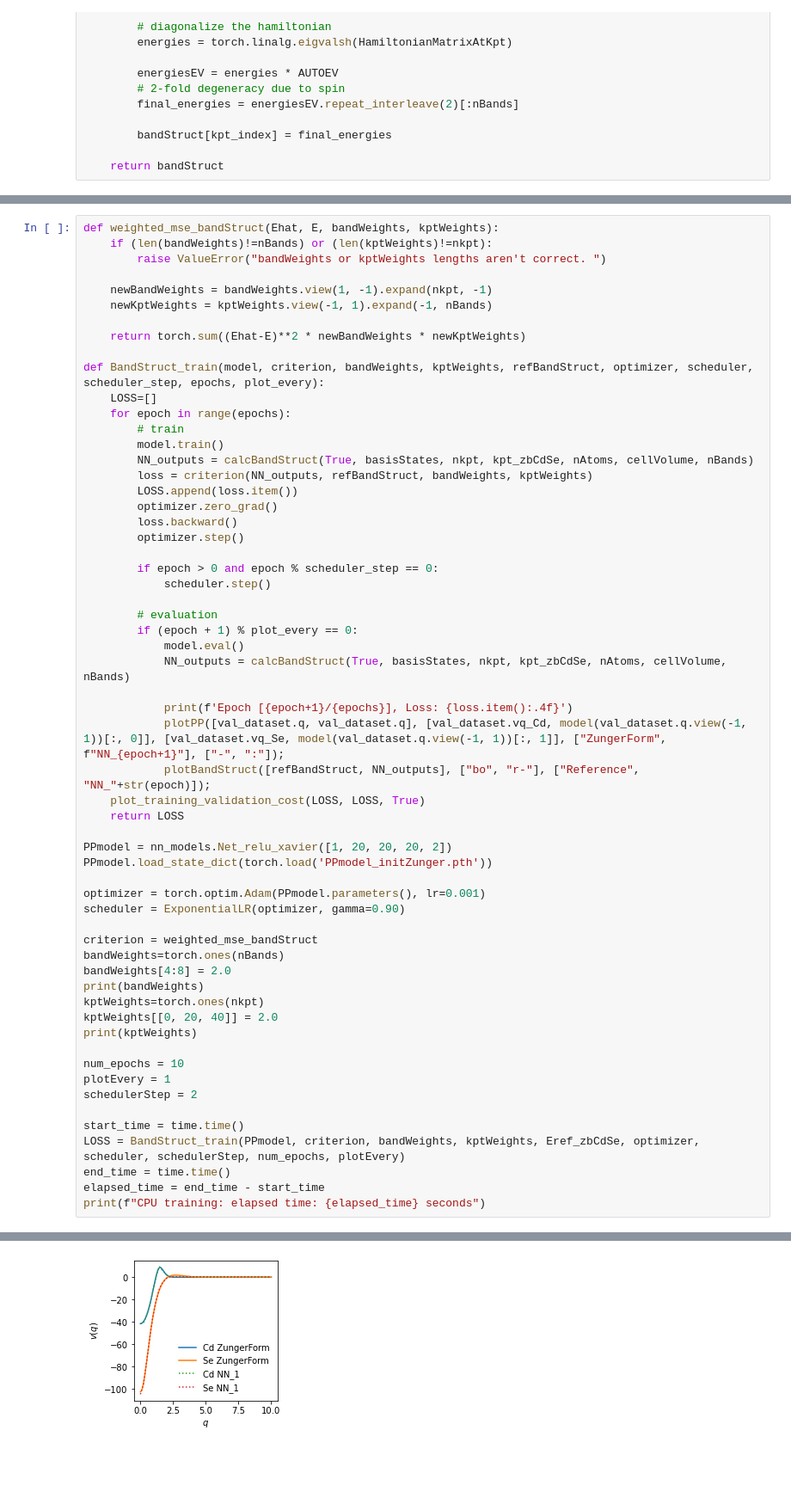
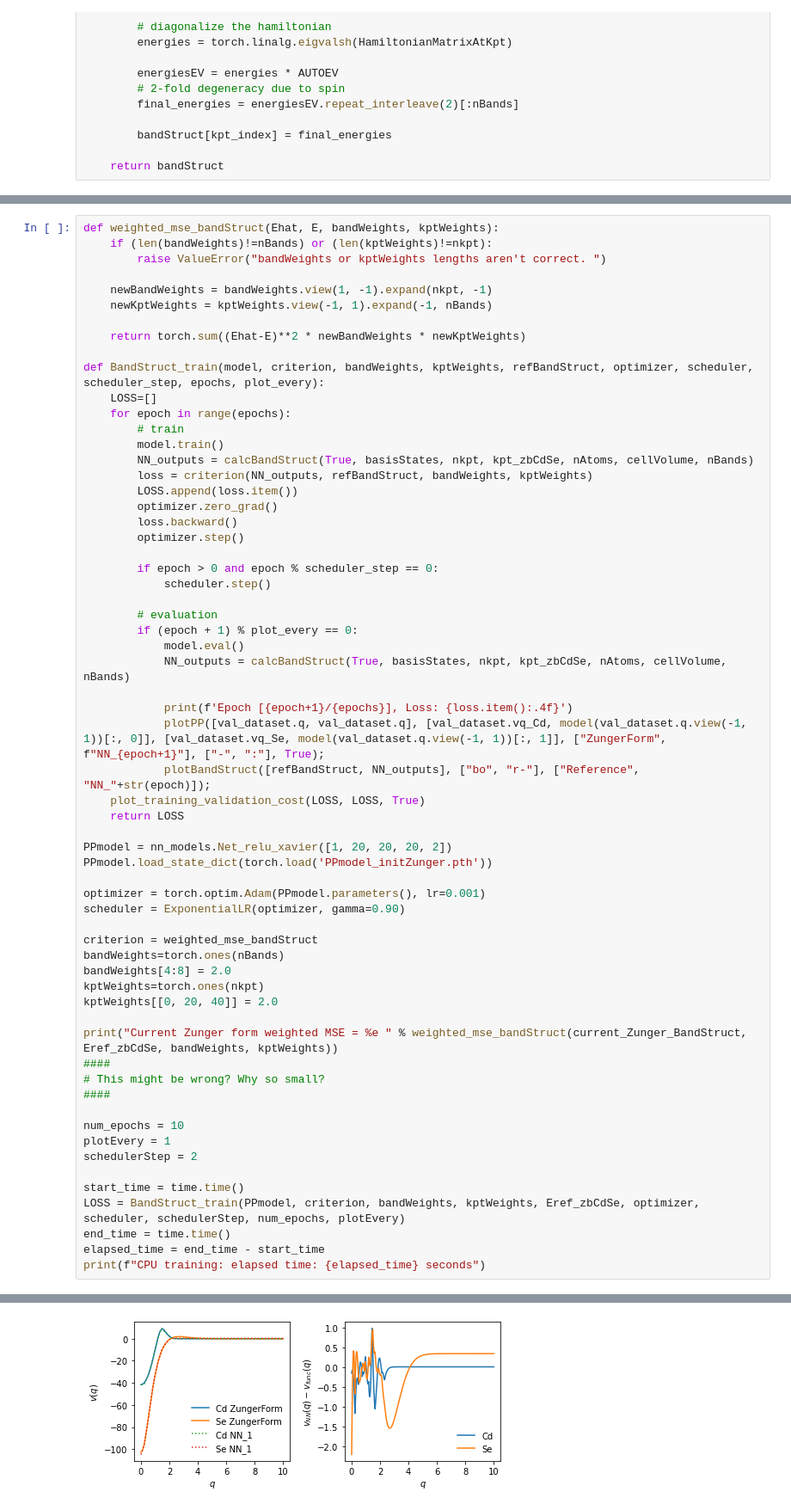
Before and after one commit to TommyLinkl/DeePseudopot, a Jupyter notebook: zbCdSe_fitting_NN_init.ipynb, the cells around one changed output, grey strips where cells are left out. Shown at 86% size. Cells and saved outputs as stored; diff of their text form; blank space fills up the shorter version.

```diff
--- a/zbCdSe_fitting_NN_init.ipynb
+++ b/zbCdSe_fitting_NN_init.ipynb
@@ -421,7 +446,7 @@ def BandStruct_train(model, criterion, bandWeights, kptWeights, refBandStruct, o
             NN_outputs = calcBandStruct(True, basisStates, nkpt, kpt_zbCdSe, nAtoms, cellVolume, nBands)
 
             print(f'Epoch [{epoch+1}/{epochs}], Loss: {loss.item():.4f}')
-            plotPP([val_dataset.q, val_dataset.q], [val_dataset.vq_Cd, model(val_dataset.q.view(-1, 1))[:, 0]], [val_dataset.vq_Se, model(val_dataset.q.view(-1, 1))[:, 1]], ["ZungerForm", f"NN_{epoch+1}"], ["-", ":"]);
+            plotPP([val_dataset.q, val_dataset.q], [val_dataset.vq_Cd, model(val_dataset.q.view(-1, 1))[:, 0]], [val_dataset.vq_Se, model(val_dataset.q.view(-1, 1))[:, 1]], ["ZungerForm", f"NN_{epoch+1}"], ["-", ":"], True);
             plotBandStruct([refBandStruct, NN_outputs], ["bo", "r-"], ["Reference", "NN_"+str(epoch)]);
     plot_training_validation_cost(LOSS, LOSS, True)
     return LOSS
@@ -435,10 +460,13 @@ scheduler = ExponentialLR(optimizer, gamma=0.90)
 criterion = weighted_mse_bandStruct
 bandWeights=torch.ones(nBands)
 bandWeights[4:8] = 2.0
-print(bandWeights)
 kptWeights=torch.ones(nkpt)
 kptWeights[[0, 20, 40]] = 2.0
-print(kptWeights)
+
+print("Current Zunger form weighted MSE = %e " % weighted_mse_bandStruct(current_Zunger_BandStruct, Eref_zbCdSe, bandWeights, kptWeights))
+####
+# This might be wrong? Why so small?
+####
 
 num_epochs = 10
 plotEvery = 1
@@ -458,2 +482,2 @@ tensor([2., 1., 1., 1., 1., 1., 1., 1., 1., 1., 1., 1., 1., 1., 1., 1., 1., 1.,
 Epoch [1/10], Loss: 146.2735
-[figure, old version]
+[figure, new version]
```
Also changed, not shown: parts of 7 cells of this notebook.
